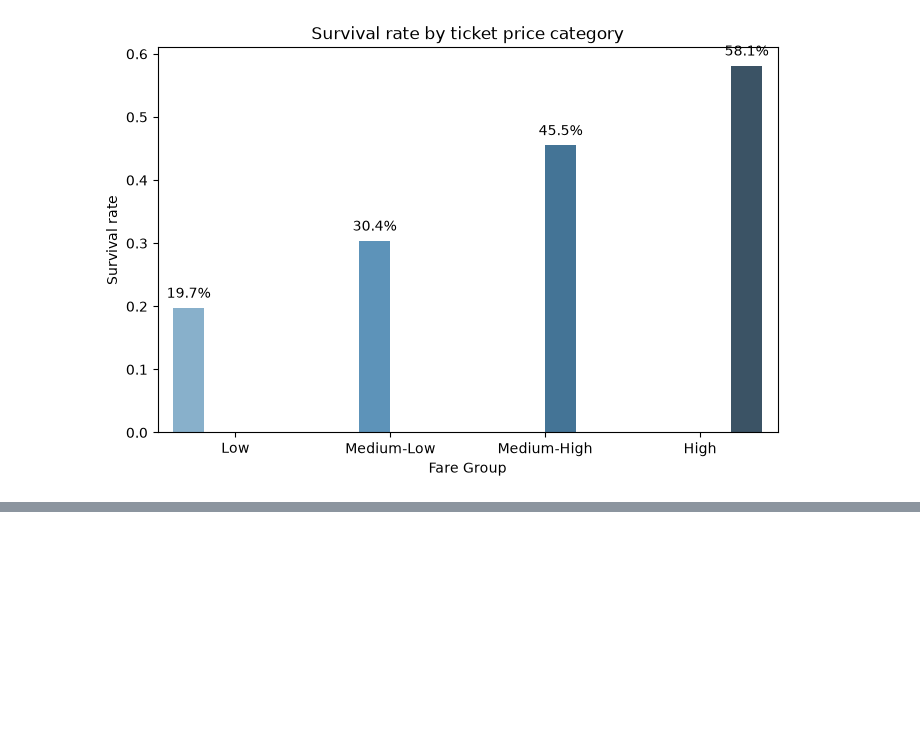
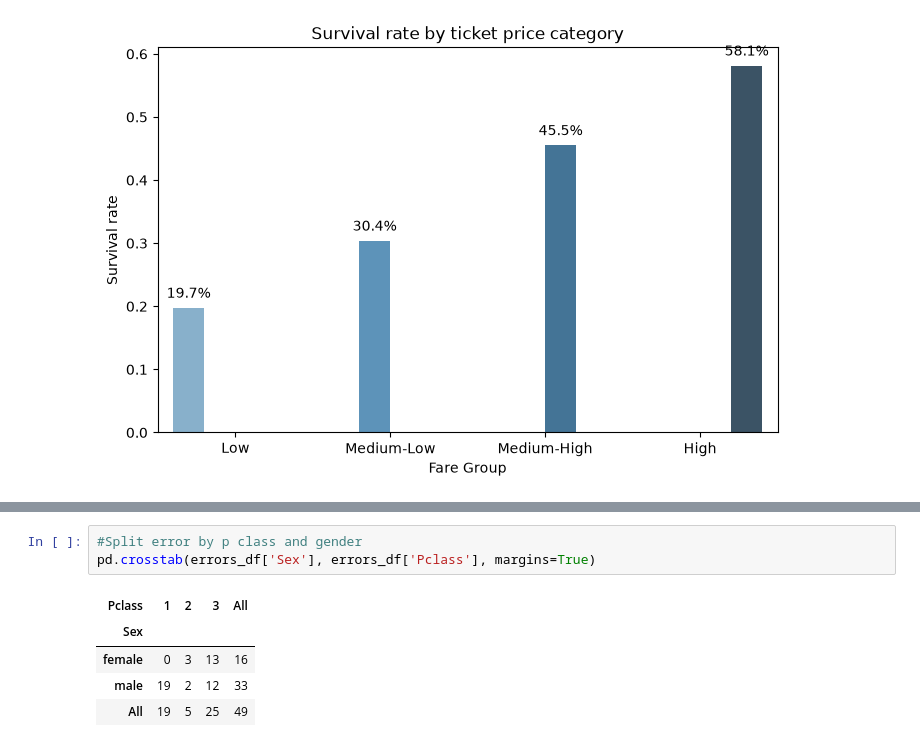
Before and after one commit to GreedIsGoody/pandas-tut, a Jupyter notebook: test.ipynb, the cells around one changed output, grey strips where cells are left out. Cells and saved outputs as stored; diff of their text form; blank space fills up the shorter version.

Commit message:
feat: analyze of model errors

```diff
--- a/test.ipynb
+++ b/test.ipynb
@@ -1339,0 +1347,9 @@ errors_df[['Name', 'Sex', 'Age', 'Pclass', 'Fare', 'Actual', 'Predicted']].head(
+# %%
+#Split error by p class and gender
+pd.crosstab(errors_df['Sex'], errors_df['Pclass'], margins=True)
+# %% [output]
+| Pclass | 1 | 2 | 3 | All |
+| Sex |  |  |  |  |
+| female | 0 | 3 | 13 | 16 |
+| male | 19 | 2 | 12 | 33 |
+| All | 19 | 5 | 25 | 49 |
```
Also changed, not shown: parts of 8 cells of this notebook.
